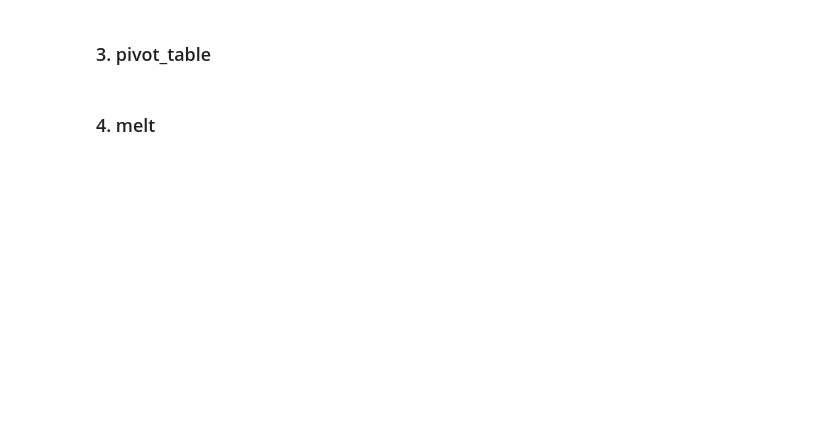
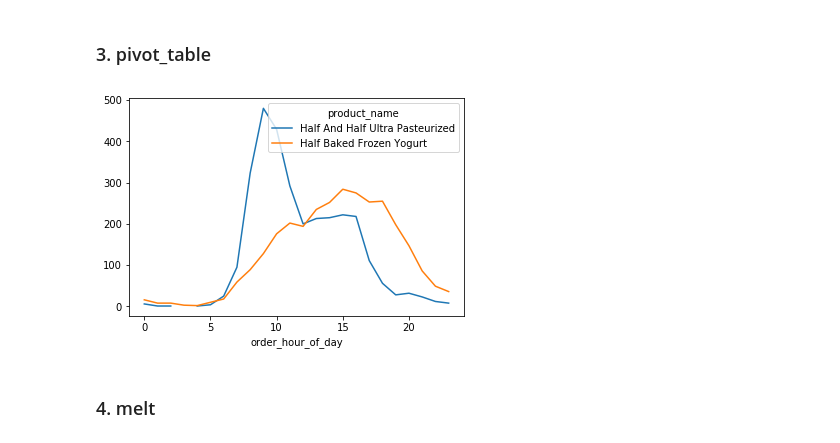
Before and after one commit to bloominstituteoftechnology/DS-Unit-1-Sprint-2-Data-Wrangling-and-Storytelling, a Jupyter notebook: module3-reshape-data/LS_DS_123_Reshape_data.ipynb, the cells around one changed output. Cells and saved outputs as stored; diff of their text form; code cells hidden in the pictures; blank space fills up the shorter version.

```diff
--- a/module3-reshape-data/LS_DS_123_Reshape_data.ipynb
+++ b/module3-reshape-data/LS_DS_123_Reshape_data.ipynb
@@ -158,4 +418,12 @@ product_names = ['Half Baked Frozen Yogurt', 'Half And Half Ultra Pasteurized']
 # %% [markdown]
 ### 3. pivot_table
+# %%
+#Default the value is taking the average. We use aggfunc len to use the raw numbers
+subset.pivot_table(index='order_hour_of_day',
+                  columns='product_name',
+                  values='order_id',
+                  aggfunc=len).plot();
+# %% [output]
+[figure, added]
 # %% [markdown]
 ### 4. melt
```
Also changed, not shown: parts of 35 cells of this notebook.
